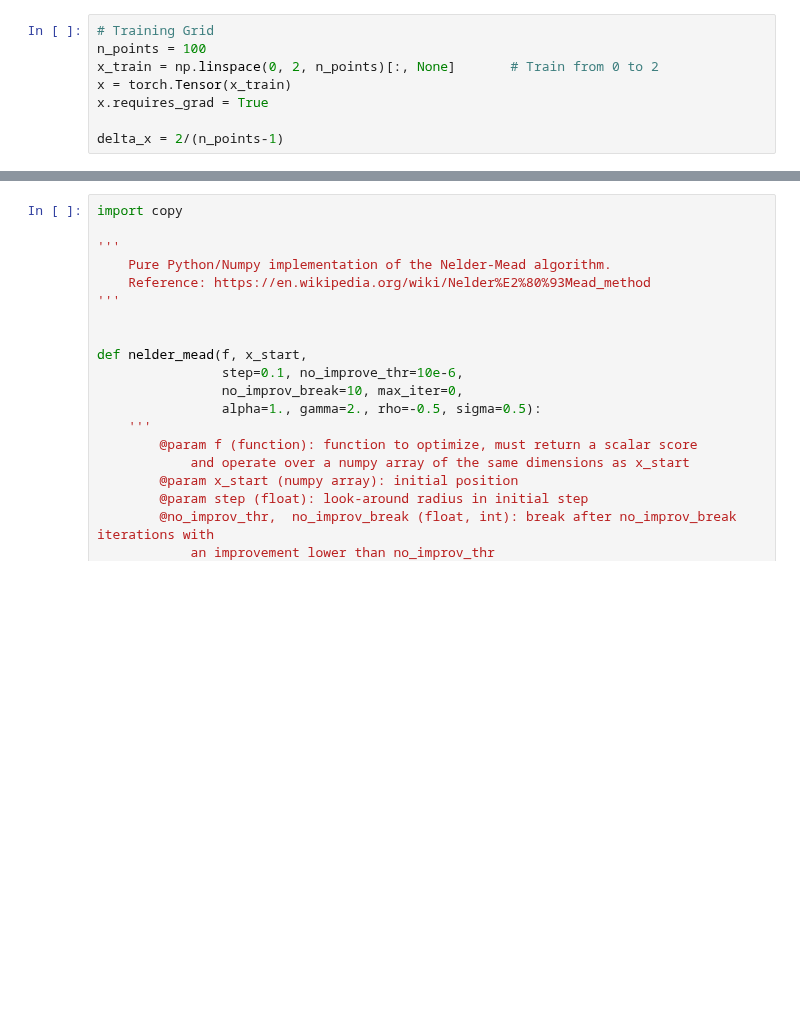
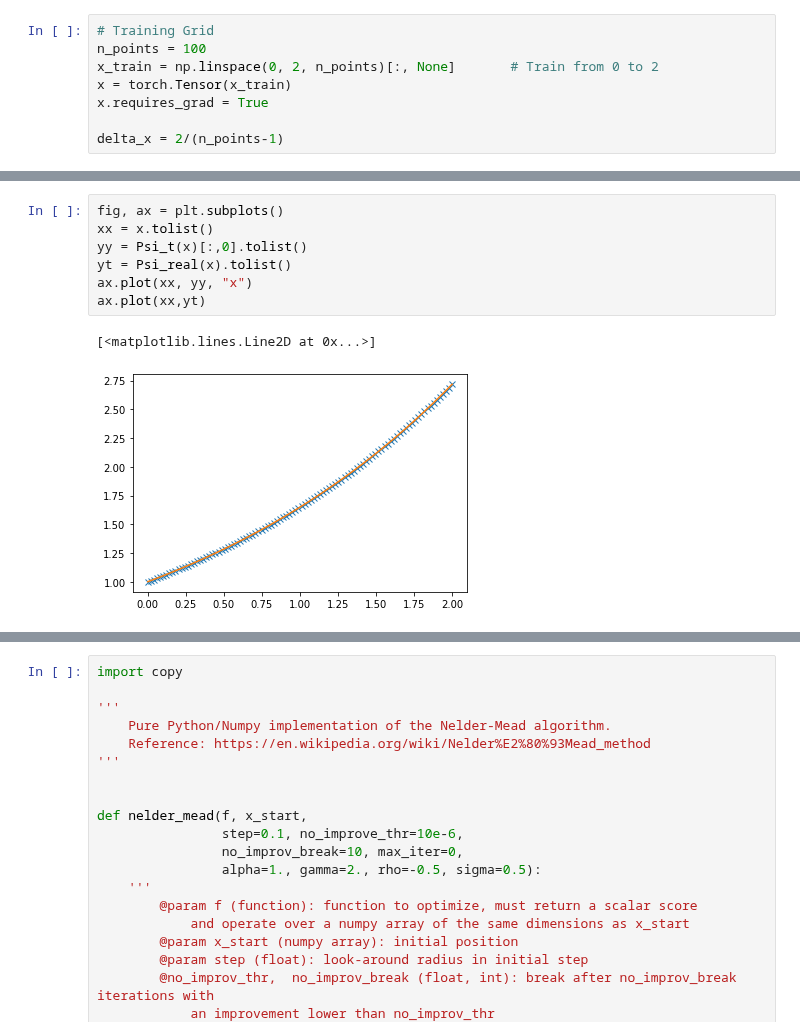
Before and after one commit to nicolahcm/code_thesis_fractional_diff_eq, a Jupyter notebook: Integral Equations Test With Different Approximation of Integrals.ipynb, the cells around one changed output, grey strips where cells are left out. Cells and saved outputs as stored; diff of their text form; blank space fills up the shorter version.

```diff
--- a/Integral Equations Test With Different Approximation of Integrals.ipynb
+++ b/Integral Equations Test With Different Approximation of Integrals.ipynb
@@ -262,0 +262,10 @@ loss is tensor(1.3183e-06, grad_fn=<MeanBackward0>)
+# %%
+fig, ax = plt.subplots()
+xx = x.tolist()
+yy = Psi_t(x)[:,0].tolist()
+yt = Psi_real(x).tolist()
+ax.plot(xx, yy, "x")
+ax.plot(xx,yt)
+# %% [output]
+[<matplotlib.lines.Line2D at 0x...>]
+[figure, added]
```
Also changed, not shown: parts of 30 cells of this notebook.
